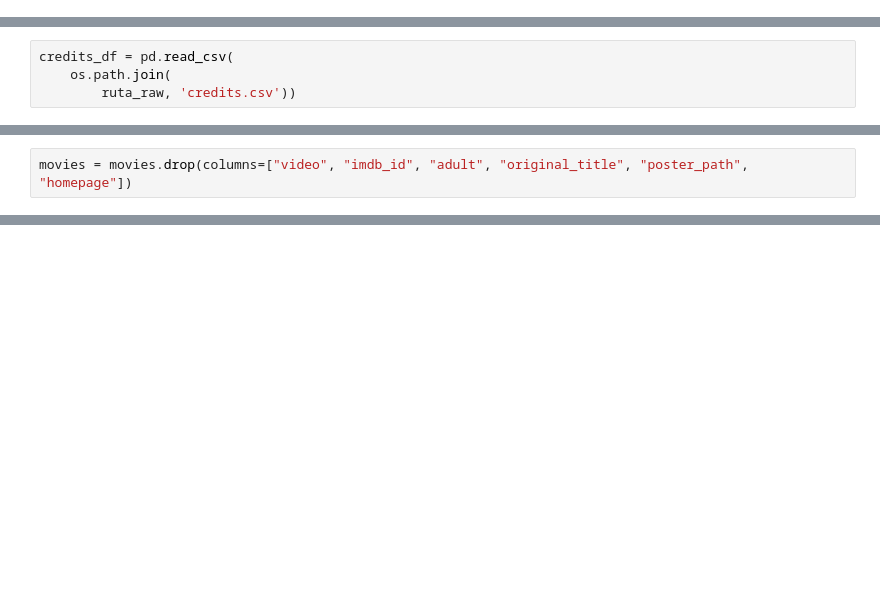
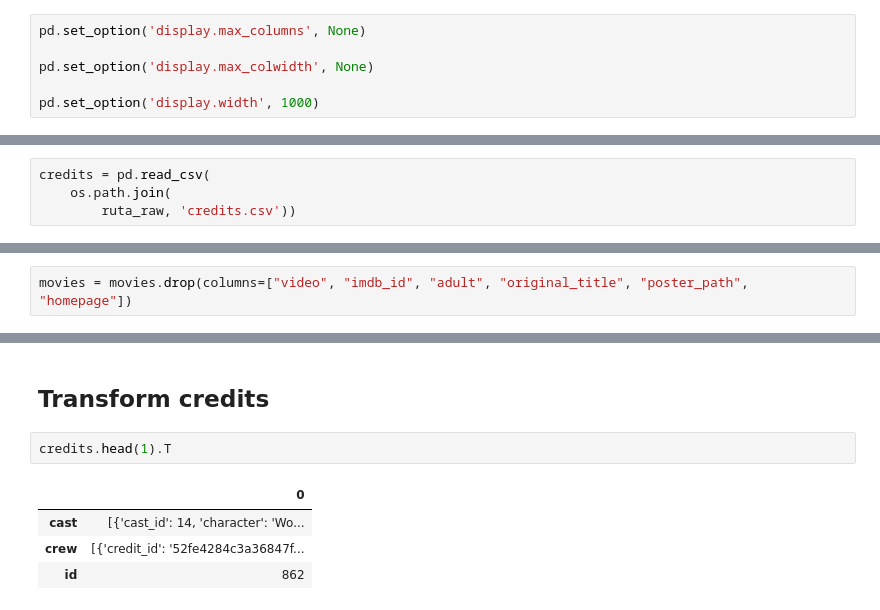
Before and after one commit to FranciscoHugoLezik/MLOps_Movies, a Jupyter notebook: notebooks/ETL.ipynb, the cells around one changed output, grey strips where cells are left out. Drawn from its saved outputs; the diff is of its cells as text; blank space fills up the shorter version.

Commit message:
Se configura las salidas y se inicia las transformaciones del dataset credits

```diff
--- a/notebooks/ETL.ipynb
+++ b/notebooks/ETL.ipynb
@@ -11,3 +13,9 @@ import pandas as pd
+# %%
+pd.set_option('display.max_columns', None)
+
+pd.set_option('display.max_colwidth', None)
+
+pd.set_option('display.width', 1000)
 # %% [markdown]
 # Extract
 # %% [markdown]
@@ -47,7 +55,7 @@ movies.head().T
 # %% [markdown]
 ## Extract `credits`
 # %%
-credits_df = pd.read_csv(
+credits = pd.read_csv(
     os.path.join(
         ruta_raw, 'credits.csv'))
 # %%
@@ -753,0 +783,9 @@ Index(['budget', 'id', 'original_language', 'overview', 'popularity',
+# %% [markdown]
+## Transform credits
+# %%
+credits.head(1).T
+# %% [output]
+|  | 0 |
+| cast | [{'cast_id': 14, 'character': 'Wo... |
+| crew | [{'credit_id': '52fe4284c3a36847f... |
+| id | 862 |
```
Also changed, not shown: parts of 11 cells of this notebook.
